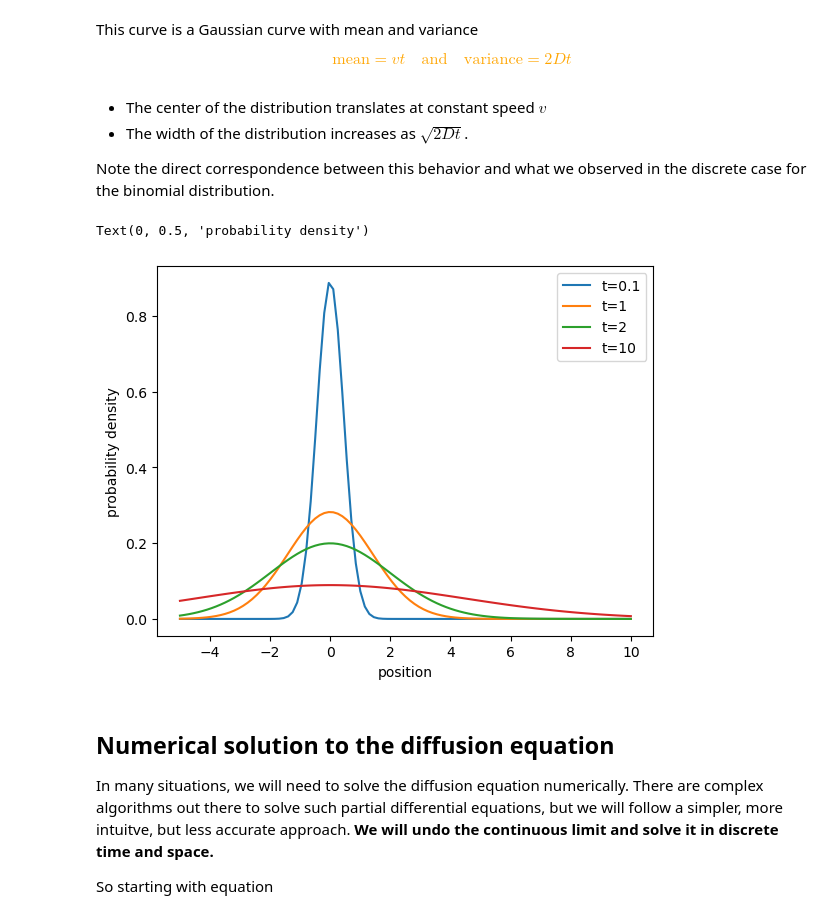
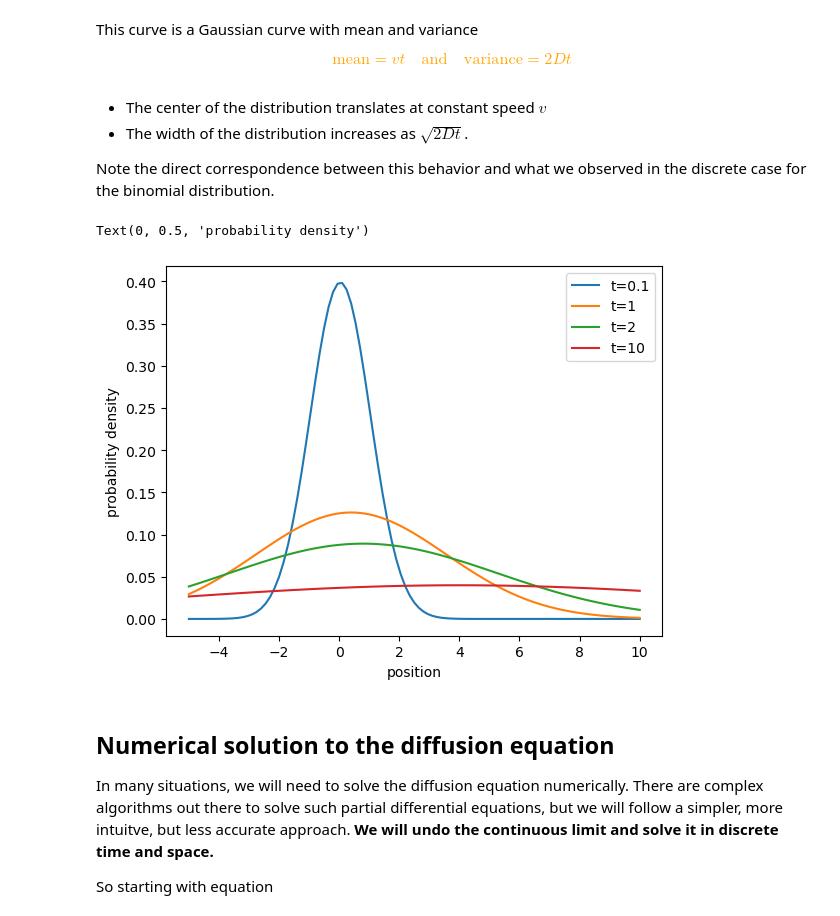
Before and after one commit to neherlab/PoL1-course-materials, a Jupyter notebook: notebooks/lecture04b_DiffusionEquation.ipynb, the cells around one changed output. Cells and saved outputs as stored; diff of their text form; code cells hidden in the pictures.

```diff
--- a/notebooks/lecture04b_DiffusionEquation.ipynb
+++ b/notebooks/lecture04b_DiffusionEquation.ipynb
@@ -243,26 +243,26 @@ $$
 Note the direct correspondence between this behavior and what we observed in the discrete case for the binomial distribution.
 # %%
 # Plotting the solution to the diffusion equation
-D = 1.0 # dimension length^2/time
-v = 0.0  # dimension length/time
+D = 5.0 # dimension length^2/time
+v = 0.4  # dimension length/time
 
 def gauss_solution(x, t, v, D):
     return 1/np.sqrt(4*D*np.pi*t)*np.exp(-(x-v*t)**2/(4*D*t))
 
 # array of 101 points between -5 and 10
 x = np.linspace(-5,10,101)
 
 for t in [0.1, 1, 2, 10]:
     plt.plot(x, gauss_solution(x, t, v, D), label=f"t={t}")
 
 plt.legend()
 plt.xlabel("position")
 plt.ylabel("probability density")
 
 ## Change v and D to see the resulting changes.
 # %% [output]
 Text(0, 0.5, 'probability density')
-[figure, old version]
+[figure, new version]
 # %% [markdown]
 ## Numerical solution to the diffusion equation
 In many situations, we will need to solve the diffusion equation numerically. There are complex algorithms out there to solve such partial differential equations, but we will follow a simpler, more intuitve, but less accurate approach. **We will undo the continuous limit and solve it in discrete time and space.**
```
Also changed, not shown: parts of 1 cell of this notebook, 32 other files.
